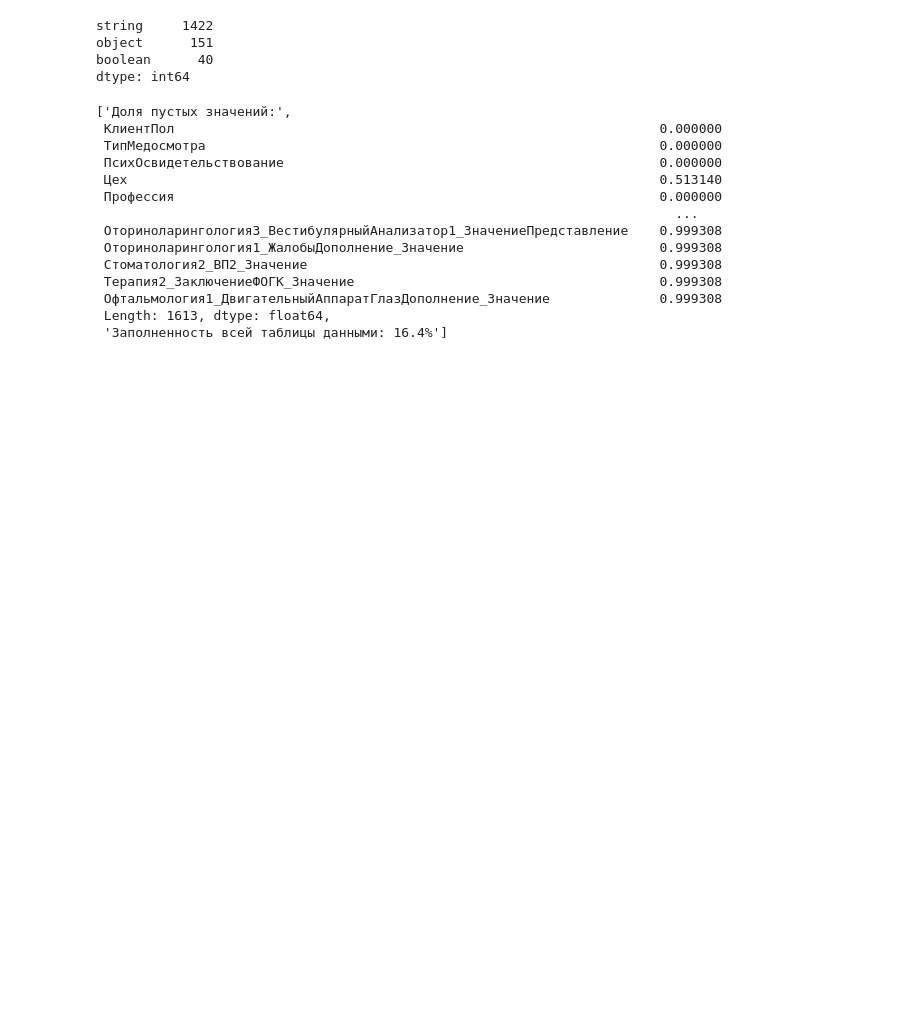
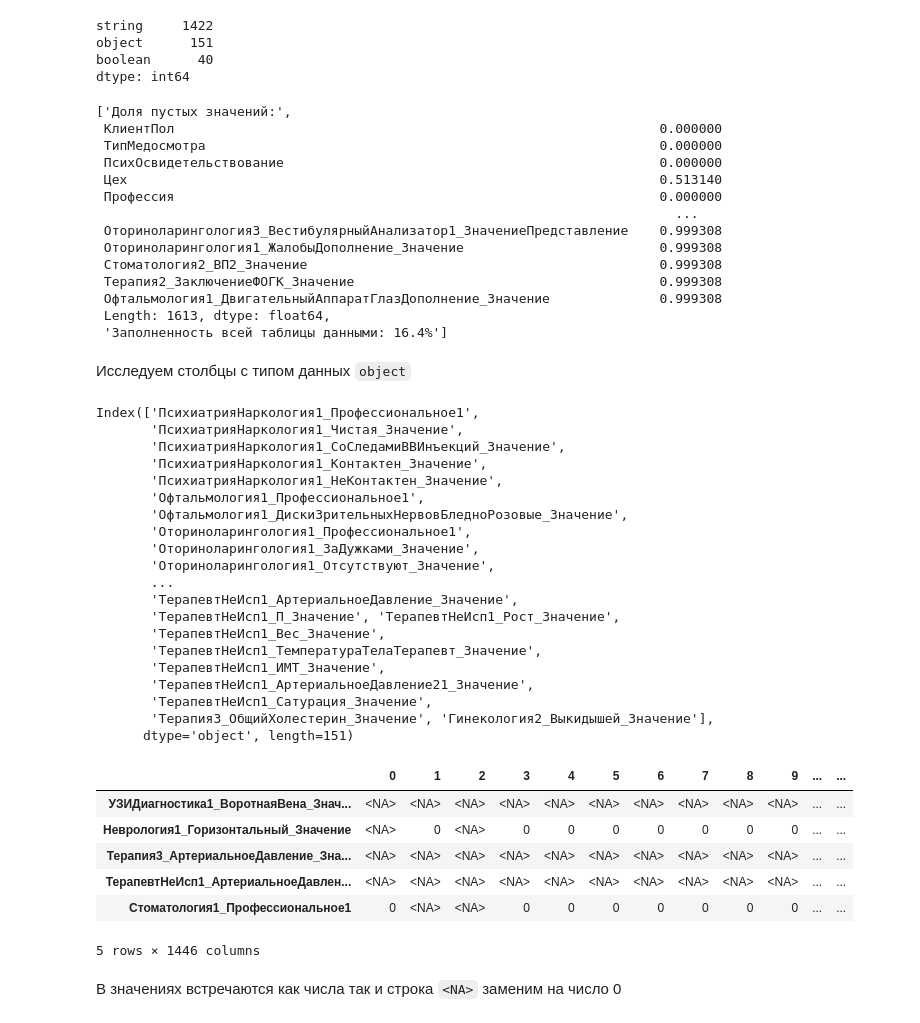
Before and after one commit to Untick/InspectrumClinic_RS_gr2, a Jupyter notebook: Yurkov Vladimir/Untitled0.ipynb, the cells around one changed output. Saved outputs shown, nothing was run; the diff lists cells and outputs as text; code cells hidden in the pictures; blank space fills up the shorter version.

```diff
--- a/Yurkov Vladimir/Untitled0.ipynb
+++ b/Yurkov Vladimir/Untitled0.ipynb
@@ -349,21 +328,18 @@ pass
 Найдем значения `'<NA>'`, которые преобразовались в строки, заменим их на `np.nan` и по возможности удалим пустые строки/столобцы.
 # %%
 # Функция для поиска столбцов с GUID и удаление их
-def is_GUID(df):
-    regex = "^[{]?[0-9a-fA-F]{8}" + "-([0-9a-fA-F]{4}-)" + "{3}[0-9a-fA-F]{12}[}]?$"
-    df = df.replace(to_replace=regex, value=np.nan, regex=True)
+def is_GUID_or_NA(df, to_replace, value):
+    df = df.replace(to_replace=to_replace, value=np.nan, regex=True)
     print(f"Колонки для удаления:\n{df.columns[df.isna().all()].tolist()}")
     df = clean_clear(df)
     return df
 
-def is_NA(df):
-    df = df.replace(to_replace='<NA>', value=np.nan, regex=True)
-    print(f"Колонки для удаления:\n{df.columns[df.isna().all()].tolist()}")
-    df = clean_clear(df)
-    return df
+# Найти и удалить столбцы с GUID
+regex = "^[{]?[0-9a-fA-F]{8}" + "-([0-9a-fA-F]{4}-)" + "{3}[0-9a-fA-F]{12}[}]?$"
+df = is_GUID_or_NA(df, regex, np.nan)
 
-df = is_GUID(df)
-df = is_NA(df)
+# Найти и заменить '<NA>'
+df = is_GUID_or_NA(df, '<NA>', np.nan)
 df.head()
 # %% [output]
 Колонки для удаления:
@@ -425,3 +401,41 @@ dtype: int64
  Офтальмология1_ДвигательныйАппаратГлазДополнение_Значение              0.999308
  Length: 1613, dtype: float64,
  'Заполненность всей таблицы данными: 16.4%']
+# %% [markdown]
+Исследуем столбцы с типом данных `object`
+# %%
+# Какие столбцы подпадают
+display(df.columns[df.dtypes == 'object'])
+
+# Посмотрим уникальные значение некоторых из них
+display(df[np.random.choice(df.columns[df.dtypes == 'object'], size=5)].T.head())
+# %% [output]
+Index(['ПсихиатрияНаркология1_Профессиональное1',
+       'ПсихиатрияНаркология1_Чистая_Значение',
+       'ПсихиатрияНаркология1_СоСледамиВВИнъекций_Значение',
+       'ПсихиатрияНаркология1_Контактен_Значение',
+       'ПсихиатрияНаркология1_НеКонтактен_Значение',
+       'Офтальмология1_Профессиональное1',
+       'Офтальмология1_ДискиЗрительныхНервовБледноРозовые_Значение',
+       'Оториноларингология1_Профессиональное1',
+       'Оториноларингология1_ЗаДужками_Значение',
+       'Оториноларингология1_Отсутствуют_Значение',
+       ...
+       'ТерапевтНеИсп1_АртериальноеДавление_Значение',
+       'ТерапевтНеИсп1_П_Значение', 'ТерапевтНеИсп1_Рост_Значение',
+       'ТерапевтНеИсп1_Вес_Значение',
+       'ТерапевтНеИсп1_ТемператураТелаТерапевт_Значение',
+       'ТерапевтНеИсп1_ИМТ_Значение',
+       'ТерапевтНеИсп1_АртериальноеДавление21_Значение',
+       'ТерапевтНеИсп1_Сатурация_Значение',
+       'Терапия3_ОбщийХолестерин_Значение', 'Гинекология2_Выкидышей_Значение'],
+      dtype='object', length=151)
+|  | 0 | 1 | 2 | 3 | 4 | 5 | 6 | 7 | 8 | 9 | ... | ... |
+| УЗИДиагностика1_ВоротнаяВена_Знач... | <NA> | <NA> | <NA> | <NA> | <NA> | <NA> | <NA> | <NA> | <NA> | <NA> | ... | ... |
+| Неврология1_Горизонтальный_Значение | <NA> | 0 | <NA> | 0 | 0 | 0 | 0 | 0 | 0 | 0 | ... | ... |
+| Терапия3_АртериальноеДавление_Зна... | <NA> | <NA> | <NA> | <NA> | <NA> | <NA> | <NA> | <NA> | <NA> | <NA> | ... | ... |
+| ТерапевтНеИсп1_АртериальноеДавлен... | <NA> | <NA> | <NA> | <NA> | <NA> | <NA> | <NA> | <NA> | <NA> | <NA> | ... | ... |
+| Стоматология1_Профессиональное1 | 0 | <NA> | <NA> | 0 | 0 | 0 | 0 | 0 | 0 | 0 | ... | ... |
+5 rows × 1446 columns
+# %% [markdown]
+В значениях встречаются как числа так и строка `<NA>` заменим <NA> на число 0
```
Also changed, not shown: parts of 6 cells of this notebook.
